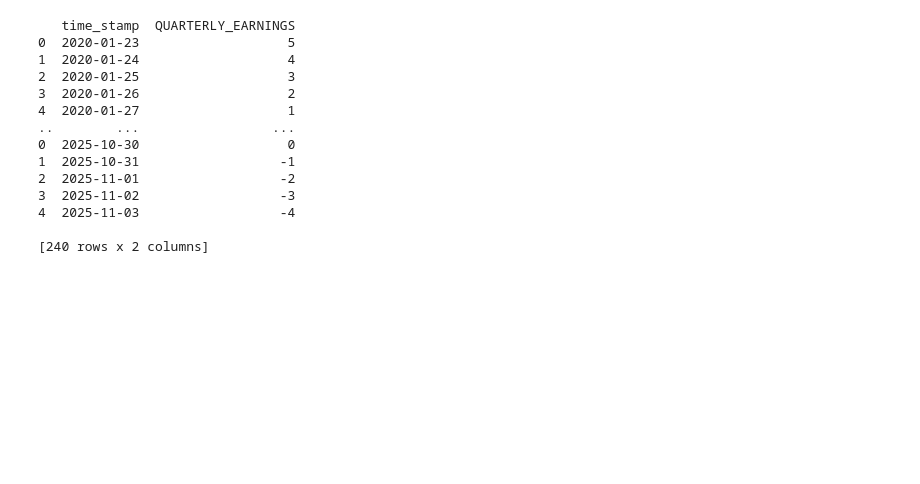
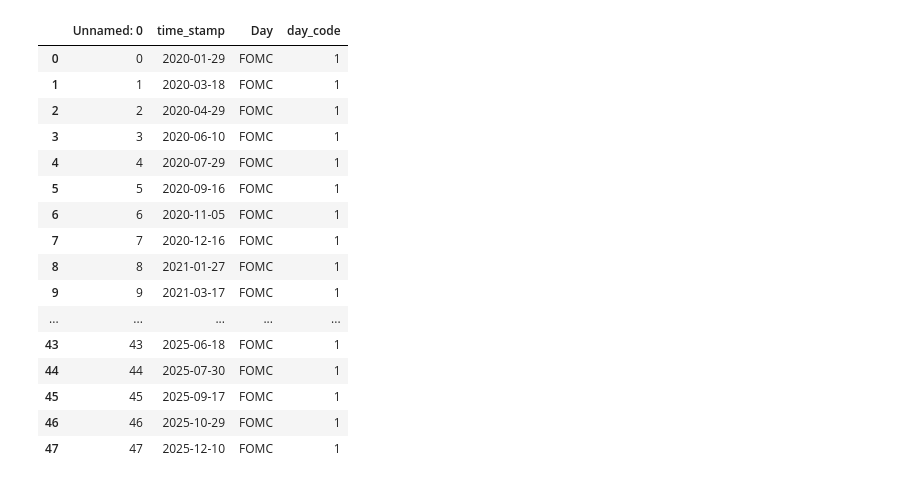
Before and after one commit to asalpert/msdas_practicum-project, a Jupyter notebook: nn_dataloader.ipynb, the cells around one changed output. Saved outputs shown, nothing was run; the diff lists cells and outputs as text; code cells hidden in the pictures; blank space fills up the shorter version.

```diff
--- a/nn_dataloader.ipynb
+++ b/nn_dataloader.ipynb
@@ -25,6 +26,32 @@ def combine_datasets_by_stock(stock, daily_metrics):
     merged_df['time_stamp'] = pd.to_datetime(merged_df['time_stamp'])
     merged_df.insert(loc=0, column='Stock', value=stock)
     return merged_df
+# %%
+first_df = pd.DataFrame()
+for day in list(calendar_codes.keys()):
+    calendar_df = pd.read_csv(f"{path+day}_CALDATES.csv.gz")
+    calendar_df["Day"] = day
+    calendar_df["day_code"] = calendar_codes[day]
+    break
+calendar_df
+# %% [output]
+|  | Unnamed: 0 | time_stamp | Day | day_code |
+| 0 | 0 | 2020-01-29 | FOMC | 1 |
+| 1 | 1 | 2020-03-18 | FOMC | 1 |
+| 2 | 2 | 2020-04-29 | FOMC | 1 |
+| 3 | 3 | 2020-06-10 | FOMC | 1 |
+| 4 | 4 | 2020-07-29 | FOMC | 1 |
+| 5 | 5 | 2020-09-16 | FOMC | 1 |
+| 6 | 6 | 2020-11-05 | FOMC | 1 |
+| 7 | 7 | 2020-12-16 | FOMC | 1 |
+| 8 | 8 | 2021-01-27 | FOMC | 1 |
+| 9 | 9 | 2021-03-17 | FOMC | 1 |
+| ... | ... | ... | ... | ... |
+| 43 | 43 | 2025-06-18 | FOMC | 1 |
+| 44 | 44 | 2025-07-30 | FOMC | 1 |
+| 45 | 45 | 2025-09-17 | FOMC | 1 |
+| 46 | 46 | 2025-10-29 | FOMC | 1 |
+| 47 | 47 | 2025-12-10 | FOMC | 1 |
 # %%
 def add_cal_dates(calendar_codes, df):
     df["CALENDAR_DAYS"] = 0
@@ -33,38 +60,6 @@ def add_cal_dates(calendar_codes, df):
         for i in calendar_df['time_stamp']:
             df.loc[df['time_stamp'] == i, "CALENDAR_DAYS"] = calendar_codes[day]
     return df
-# %%
-quarterly_earnings_df = pd.read_csv(f'data_files/AAPL_EARNINGS.csv.gz')
-encoding_dates_df = pd.DataFrame()
-quarterly_earnings_df['time_stamp'] = pd.to_datetime(quarterly_earnings_df['time_stamp'])
-quarterly_earnings_df = quarterly_earnings_df.sort_values(by='time_stamp', ascending=True)
-for earning_release_date in quarterly_earnings_df['time_stamp']:
-        df_backward = pd.DataFrame()
-        dates_backward = pd.date_range(end=earning_release_date, periods=6, freq="D")
-        df_backward["time_stamp"] = dates_backward
-        df_backward["QUARTERLY_EARNINGS"] = (earning_release_date - df_backward["time_stamp"]).dt.days
-        df_forward = pd.DataFrame()
-        dates_forward = pd.date_range(start=earning_release_date, periods=5, freq="D")
-        df_forward["time_stamp"] = dates_forward
-        df_forward["QUARTERLY_EARNINGS"] = (earning_release_date - df_forward["time_stamp"]).dt.days
-        combined = pd.concat([df_forward, df_backward]).sort_values(by="time_stamp", ascending=True).drop_duplicates()
-        encoding_dates_df = pd.concat([encoding_dates_df, combined])
-print(encoding_dates_df)
-# %% [output]
-   time_stamp  QUARTERLY_EARNINGS
-0  2020-01-23                   5
-1  2020-01-24                   4
-2  2020-01-25                   3
-3  2020-01-26                   2
-4  2020-01-27                   1
-..        ...                 ...
-0  2025-10-30                   0
-1  2025-10-31                  -1
-2  2025-11-01                  -2
-3  2025-11-02                  -3
-4  2025-11-03                  -4
-
-[240 rows x 2 columns]
 # %%
 #keep track of which quarterly earnings release they are on
 #when it passes, go to 0
```
Also changed, not shown: parts of 12 cells of this notebook, 3 other files.
